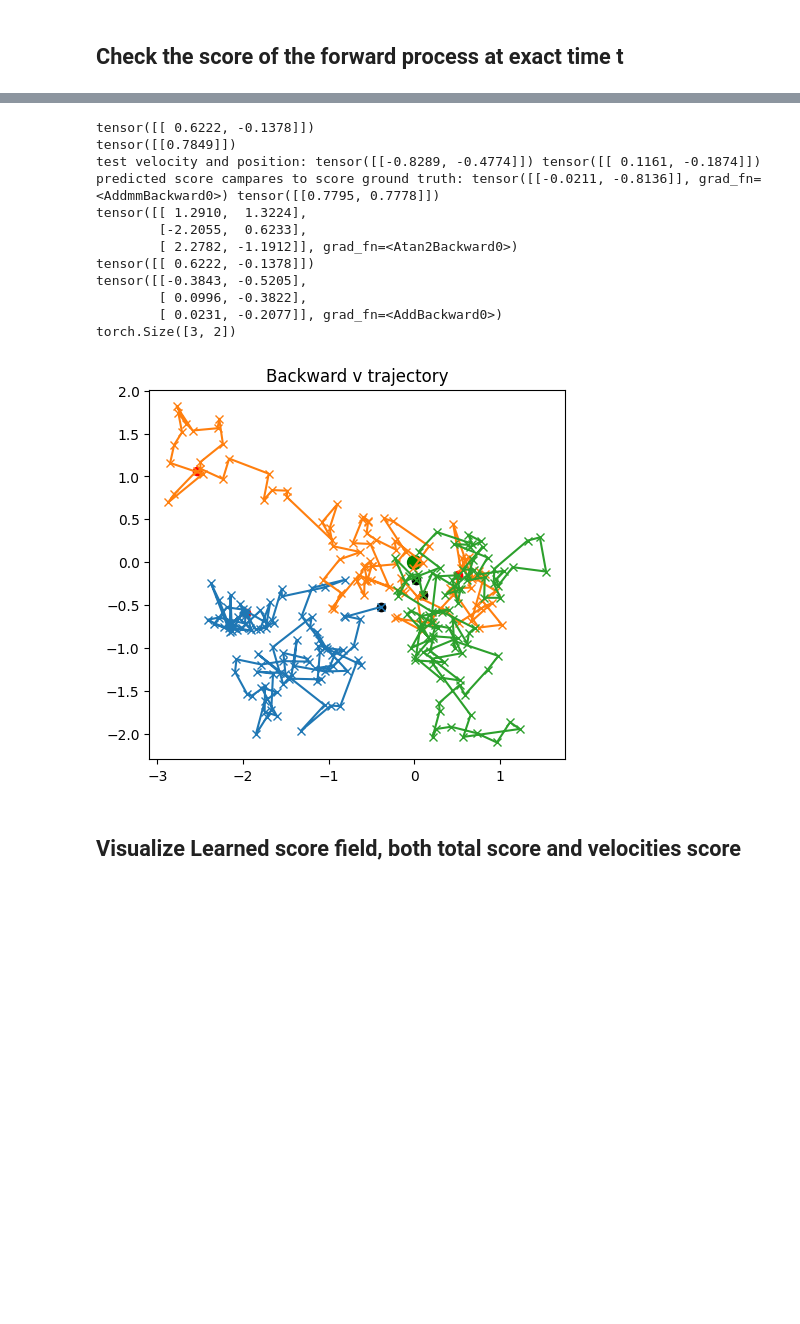
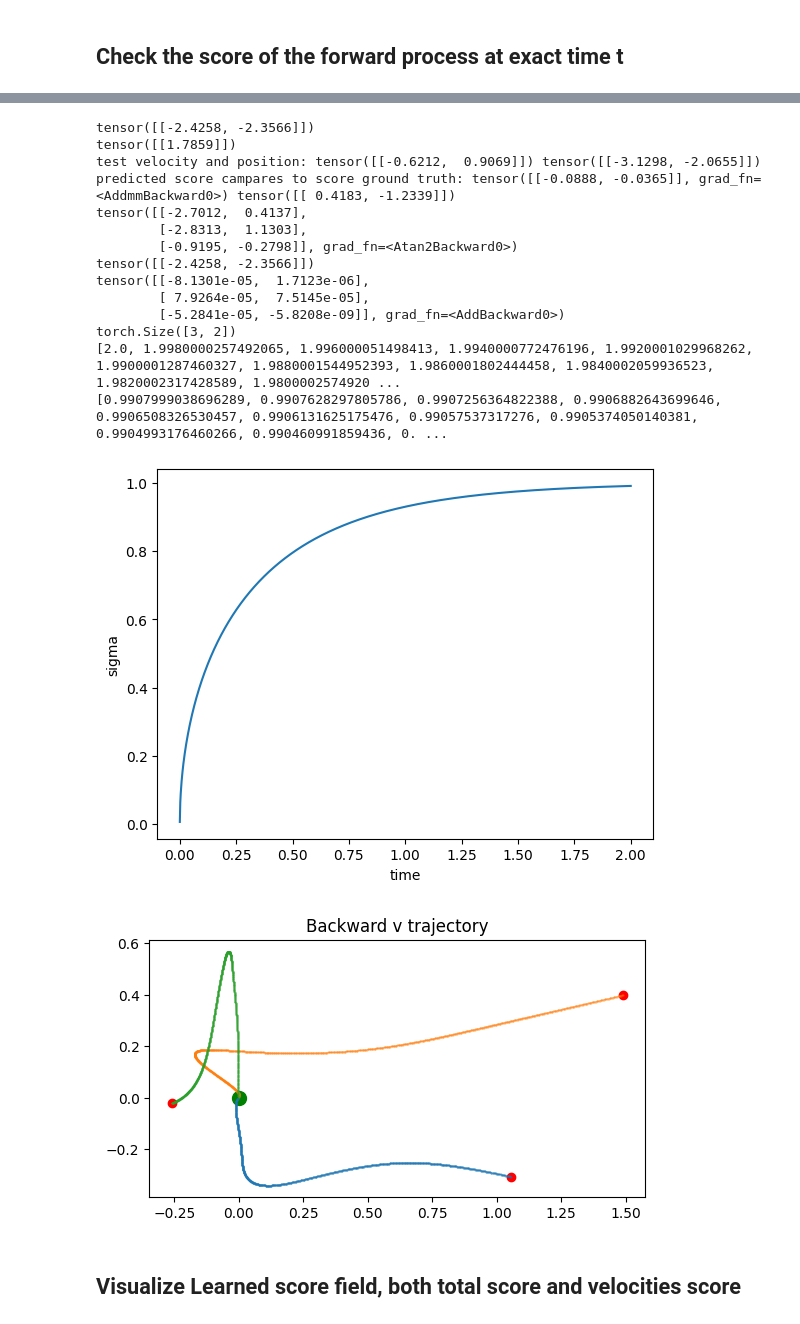
Before and after one commit to MateosCz/diffusion-playground, a Jupyter notebook: checkerboard_analysis.ipynb, the cells around one changed output, grey strips where cells are left out. Cells and saved outputs as stored; diff of their text form; code cells hidden in the pictures; blank space fills up the shorter version.

```diff
--- a/checkerboard_analysis.ipynb
+++ b/checkerboard_analysis.ipynb
@@ -280,49 +280,76 @@ pred_score = score_nn(ft, vt, test_time)
 
 real_score = (1- torch.exp(-test_time))/(1 + torch.exp(-test_time)) * real_score - vt/ (model.sde.sigma_t(test_time)**2)
 
-pred_f_traj, pred_v_traj, t_list = model.sample_backward(fT_prior_kw="uniform", vT_prior_kw="stdGauss", data_shape=(3, 2), total_time=2.0, tdm_score_fn=score_nn, sample_trajectory=True)
+pred_f_traj, pred_v_traj, t_list, sigma_list = model.sample_backward(
+    fT_prior_kw="uniform",
+    vT_prior_kw="stdGauss",
+    data_shape=(3, 2),
+    n_steps = 1000,
+    total_time=2.0,
+    tdm_score_fn=score_nn,
+    sample_trajectory=True,
+    exponential_integration=True,
+    probability_flow=True,
+    predictor_corrector=False,
+    predictor_corrector_n_steps=5,
+    debug=True,
+    tau = 1e-3)
 
 print("predicted score campares to score ground truth:", pred_score, real_score)
 
 print(pred_f_traj[-1])
 print(test_point)
-print(pred_v_traj[-3])
+print(pred_v_traj[-1])
 print(pred_v_traj[0].shape)
+# plot sigma, time corresponding to the backward trajectory
+t_plot = [float(torch.as_tensor(t).reshape(-1)[0].detach().cpu()) for t in t_list]
+sigma_plot = [float(torch.as_tensor(sigma).reshape(-1)[0].detach().cpu()) for sigma in sigma_list]
+
+print(t_plot)
+print(sigma_plot)
+fig,ax = plt.subplots()
+ax.plot(t_plot,sigma_plot)
+ax.set_xlabel("time")
+ax.set_ylabel("sigma")
+plt.show()
 
 
 
 # plot the backward v trajectory
 pred_v_traj_cpu = [v.detach().cpu() for v in pred_v_traj]
 pred_vx_traj_cpu = [v[:,0].squeeze() for v in pred_v_traj_cpu]
 pred_vy_traj_cpu = [v[:,1].squeeze() for v in pred_v_traj_cpu]
 
 pred_vx_traj_cpu = pred_vx_traj_cpu[:-2]
 pred_vy_traj_cpu = pred_vy_traj_cpu[:-2]
 fig,ax = plt.subplots()
-ax.plot(pred_vx_traj_cpu,pred_vy_traj_cpu, marker = "x")
+ax.plot(pred_vx_traj_cpu,pred_vy_traj_cpu, marker = "o", markersize = 0.5, linewidth = 0.5, alpha = 0.5)
 ax.scatter(pred_vx_traj_cpu[0],pred_vy_traj_cpu[0], marker = "o",c = "red")
 ax.scatter(pred_vx_traj_cpu[-1],pred_vy_traj_cpu[-1], marker = "o",c = "black")
 ax.scatter(0,0, marker = "o",c = "green",s = 100)
 ax.set_aspect("equal")
 ax.set_title("Backward v trajectory")
 plt.show()
 
 
 # recoverd f0, real f0 and predicted score at ft, real score at ft
 # %% [output]
-tensor([[ 0.6222, -0.1378]])
-tensor([[0.7849]])
-test velocity and position: tensor([[-0.8289, -0.4774]]) tensor([[ 0.1161, -0.1874]])
-predicted score campares to score ground truth: tensor([[-0.0211, -0.8136]], grad_fn=<AddmmBackward0>) tensor([[0.7795, 0.7778]])
-tensor([[ 1.2910,  1.3224],
-        [-2.2055,  0.6233],
-        [ 2.2782, -1.1912]], grad_fn=<Atan2Backward0>)
-tensor([[ 0.6222, -0.1378]])
-tensor([[-0.3843, -0.5205],
-        [ 0.0996, -0.3822],
-        [ 0.0231, -0.2077]], grad_fn=<AddBackward0>)
+tensor([[-2.4258, -2.3566]])
+tensor([[1.7859]])
+test velocity and position: tensor([[-0.6212,  0.9069]]) tensor([[-3.1298, -2.0655]])
+predicted score campares to score ground truth: tensor([[-0.0888, -0.0365]], grad_fn=<AddmmBackward0>) tensor([[ 0.4183, -1.2339]])
+tensor([[-2.7012,  0.4137],
+        [-2.8313,  1.1303],
+        [-0.9195, -0.2798]], grad_fn=<Atan2Backward0>)
+tensor([[-2.4258, -2.3566]])
+tensor([[-8.1301e-05,  1.7123e-06],
+        [ 7.9264e-05,  7.5145e-05],
+        [-5.2841e-05, -5.8208e-09]], grad_fn=<AddBackward0>)
 torch.Size([3, 2])
+[2.0, 1.9980000257492065, 1.996000051498413, 1.9940000772476196, 1.9920001029968262, 1.9900001287460327, 1.9880001544952393, 1.9860001802444458, 1.9840002059936523, 1.9820002317428589, 1.9800002574920 ...
+[0.9907999038696289, 0.9907628297805786, 0.9907256364822388, 0.9906882643699646, 0.9906508326530457, 0.9906131625175476, 0.99057537317276, 0.9905374050140381, 0.9904993176460266, 0.990460991859436, 0. ...
-[figure, old version]
+[figure, new version]
+[figure, added]
 # %% [markdown]
 ## Visualize Learned score field, both total score and velocities score
 # %%
```
Also changed, not shown: parts of 11 cells of this notebook, 5 other files.
